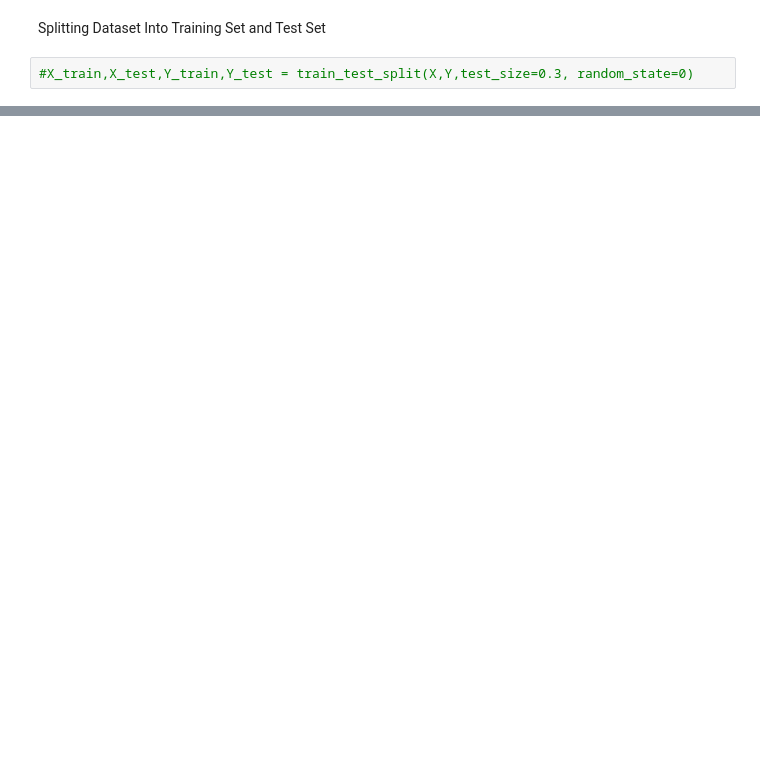
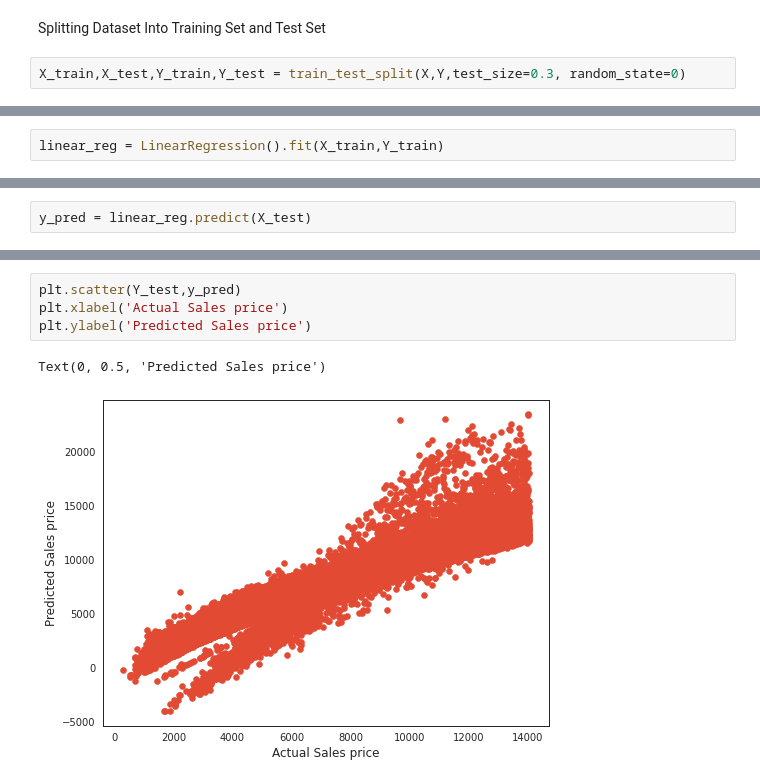
Before and after one commit to vicksypython/Retail-price-prediction-, a Jupyter notebook: ML_Retail_price_prediction_capstone_proj.ipynb, the cells around one changed output, grey strips where cells are left out. Drawn from its saved outputs; the diff is of its cells as text; blank space fills up the shorter version.

```diff
--- a/ML_Retail_price_prediction_capstone_proj.ipynb
+++ b/ML_Retail_price_prediction_capstone_proj.ipynb
@@ -638,5 +663,5 @@ ds_new.head()
 # %% [markdown]
 Splitting Dataset Into Training Set and Test Set
 # %%
-#X_train,X_test,Y_train,Y_test = train_test_split(X,Y,test_size=0.3, random_state=0)
+X_train,X_test,Y_train,Y_test = train_test_split(X,Y,test_size=0.3, random_state=0)
 # %%
@@ -646 +681,3 @@ Splitting Dataset Into Training Set and Test Set
 1. Linear Regression (OLS)
+# %%
+linear_reg = LinearRegression().fit(X_train,Y_train)
@@ -646,0 +698,2 @@ Splitting Dataset Into Training Set and Test Set
+# %%
+y_pred = linear_reg.predict(X_test)
@@ -646,0 +751,7 @@ Splitting Dataset Into Training Set and Test Set
+# %%
+plt.scatter(Y_test,y_pred)
+plt.xlabel('Actual Sales price')
+plt.ylabel('Predicted Sales price')
+# %% [output]
+Text(0, 0.5, 'Predicted Sales price')
+[figure, added]
```
Also changed, not shown: parts of 22 cells of this notebook.
